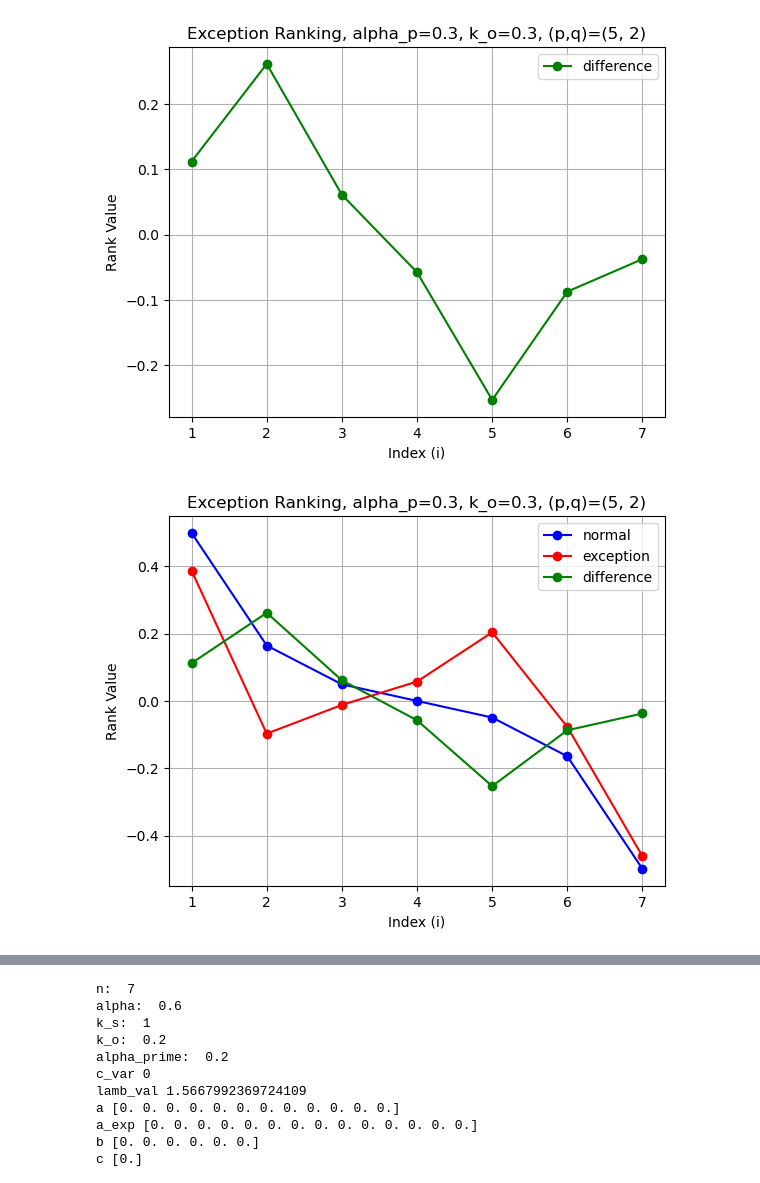
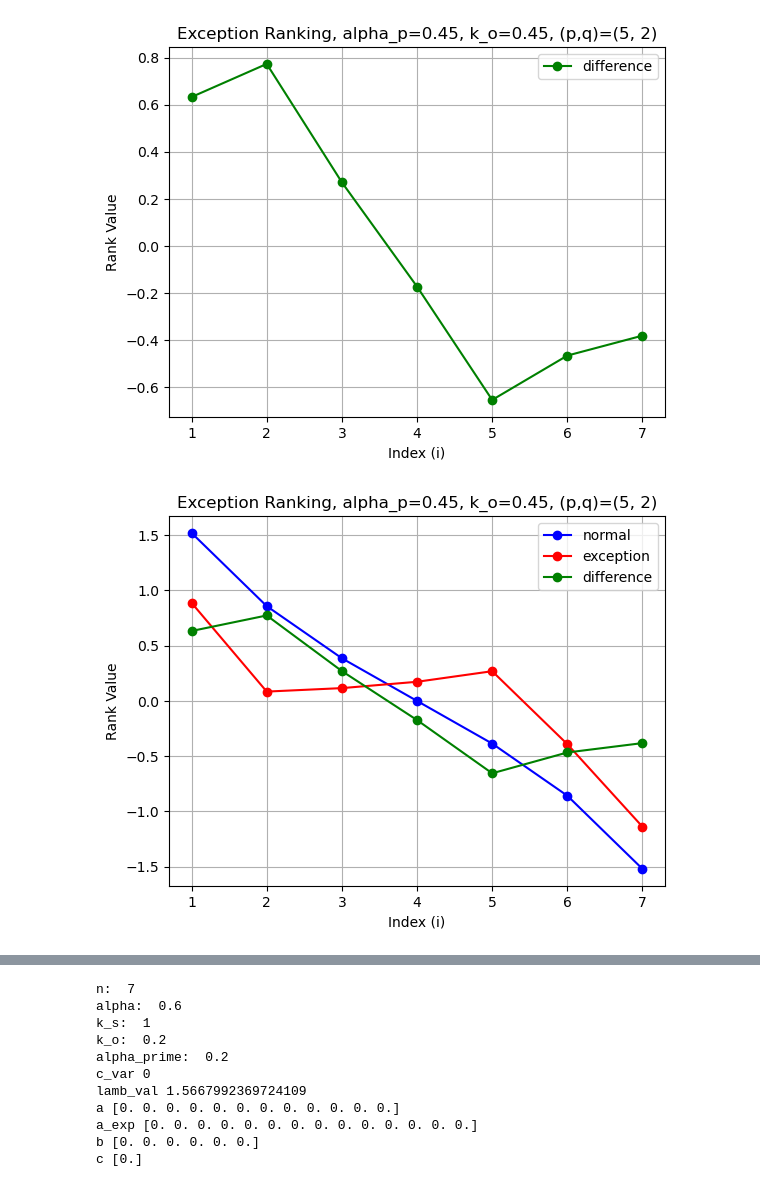
Before and after one commit to lukelc23/Analysis, a Jupyter notebook: inverse_computation_solutions.ipynb, the cells around one changed output, grey strips where cells are left out. Cells and saved outputs as stored; diff of their text form; code cells hidden in the pictures.

```diff
--- a/inverse_computation_solutions.ipynb
+++ b/inverse_computation_solutions.ipynb
@@ -5,13 +5,13 @@ import matplotlib.pyplot as plt
 #This file does not have all the tests on purpose
 
 #Set Parameters
-n = 7
-k_o = .49
+n = 20
+k_o = .30
 k_s = 1
 alpha = 1 - (2 * (k_o/k_s))
 alpha_prime = k_o/k_s
-p = 5
-q = 2
+p = 11
+q = 5
 c_var = 0
 lamb_val = np.arccosh((1+c_var)/(1-alpha))
 
@@ -700,7 +846,7 @@ def run_simulation(n_set, k_o_set, k_s_set, p_set, q_set, c_var_set):
     return rank_vals, rank_vals_array, rank_exp_vals, rank_exp_vals_array
 
 n_set = 7
-k_o_set = 0.3
+k_o_set = 0.45
 k_s_set = 1
 p_set = 5
 q_set = 2
@@ -729,2 +875,2 @@ K
-[figure, old version]
+[figure, new version]
-[figure, old version]
+[figure, new version]
```
Also changed, not shown: parts of 19 cells of this notebook, 3 other files.
